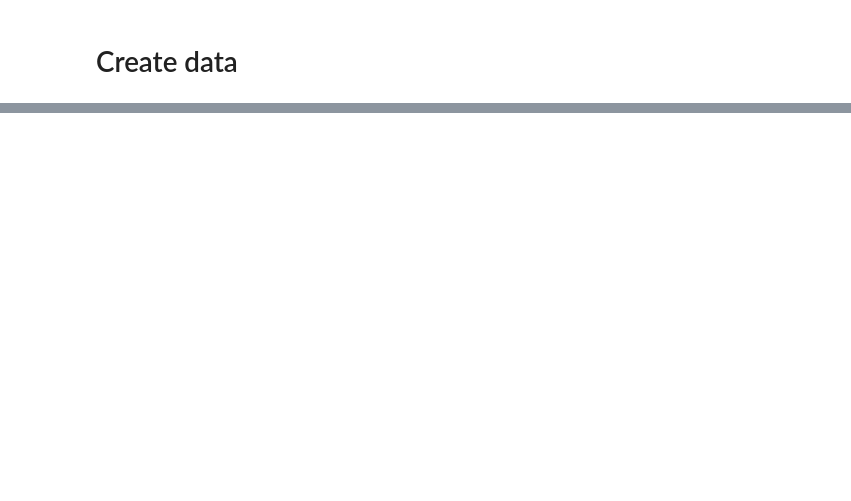
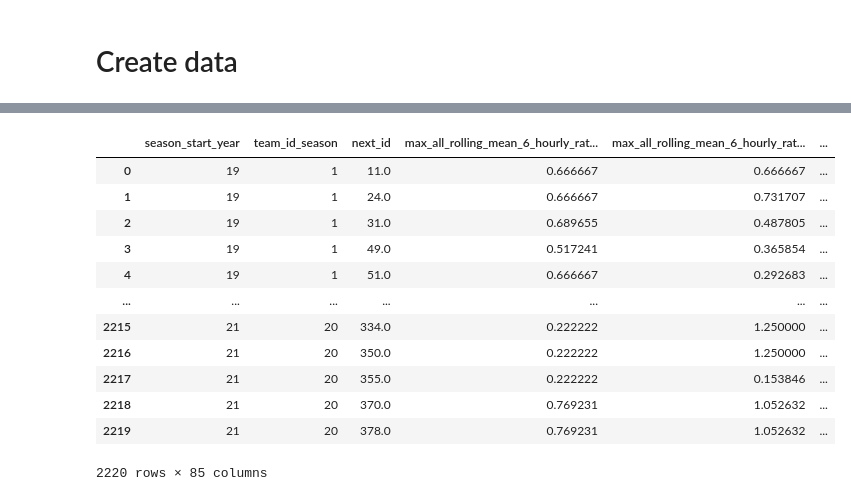
Before and after one commit to marcberg/FPL_predictions, a Jupyter notebook: test_player_features.ipynb, the cells around one changed output, grey strips where cells are left out. Drawn from its saved outputs; the diff is of its cells as text; code cells hidden in the pictures; blank space fills up the shorter version.

Commit message:
Added first version of player-features

```diff
--- a/test_player_features.ipynb
+++ b/test_player_features.ipynb
@@ -136,0 +159,36 @@ KeyError: 'goals_per_hour'
+# %%
+max_d = player.loc[player.position == "D"].groupby(['season_start_year', 'team_id_season', 'next_id']).apply(lambda x: pd.Series({
+    f'max_d_{col}': x[col].max()
+    for col in d_m_f_features
+})).reset_index()
+# %%
+max_m = player.loc[player.position == "M"].groupby(['season_start_year', 'team_id_season', 'next_id']).apply(lambda x: pd.Series({
+    f'max_m_{col}': x[col].max()
+    for col in d_m_f_features
+})).reset_index()
+# %%
+max_f = player.loc[player.position == "F"].groupby(['season_start_year', 'team_id_season', 'next_id']).apply(lambda x: pd.Series({
+    f'max_f_{col}': x[col].max()
+    for col in d_m_f_features
+})).reset_index()
+# %%
+team_player_stats = max_all.merge(max_g, on=['season_start_year', 'team_id_season', 'next_id'], how="left")
+team_player_stats = team_player_stats.merge(max_d, on=['season_start_year', 'team_id_season', 'next_id'], how="left")
+team_player_stats = team_player_stats.merge(max_m, on=['season_start_year', 'team_id_season', 'next_id'], how="left")
+team_player_stats = team_player_stats.merge(max_f, on=['season_start_year', 'team_id_season', 'next_id'], how="left")
+# %%
+team_player_stats
+# %% [output]
+|  | season_start_year | team_id_season | next_id | max_all_rolling_mean_6_hourly_rat... | max_all_rolling_mean_6_hourly_rat... | ... |
+| 0 | 19 | 1 | 11.0 | 0.666667 | 0.666667 | ... |
+| 1 | 19 | 1 | 24.0 | 0.666667 | 0.731707 | ... |
+| 2 | 19 | 1 | 31.0 | 0.689655 | 0.487805 | ... |
+| 3 | 19 | 1 | 49.0 | 0.517241 | 0.365854 | ... |
+| 4 | 19 | 1 | 51.0 | 0.666667 | 0.292683 | ... |
+| ... | ... | ... | ... | ... | ... | ... |
+| 2215 | 21 | 20 | 334.0 | 0.222222 | 1.250000 | ... |
+| 2216 | 21 | 20 | 350.0 | 0.222222 | 1.250000 | ... |
+| 2217 | 21 | 20 | 355.0 | 0.222222 | 0.153846 | ... |
+| 2218 | 21 | 20 | 370.0 | 0.769231 | 1.052632 | ... |
+| 2219 | 21 | 20 | 378.0 | 0.769231 | 1.052632 | ... |
+2220 rows × 85 columns
```
Also changed, not shown: parts of 17 cells of this notebook, 3 other files.
